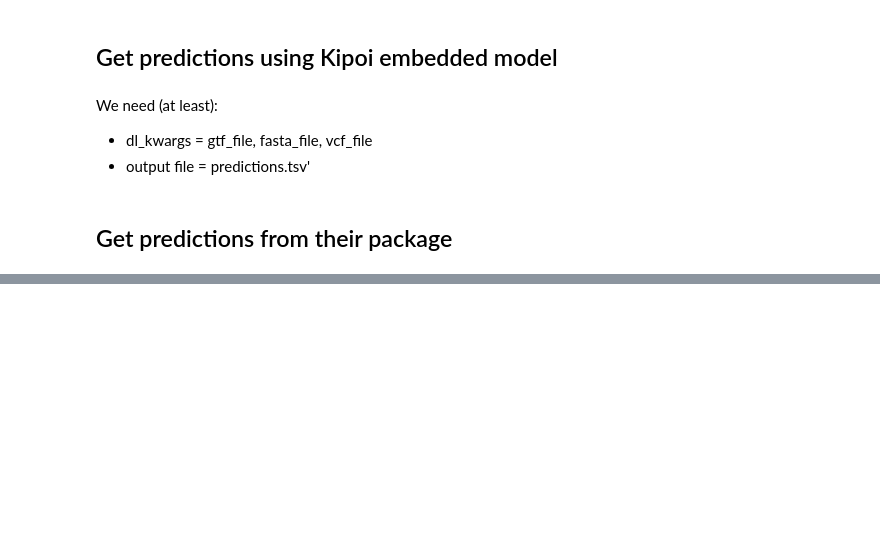
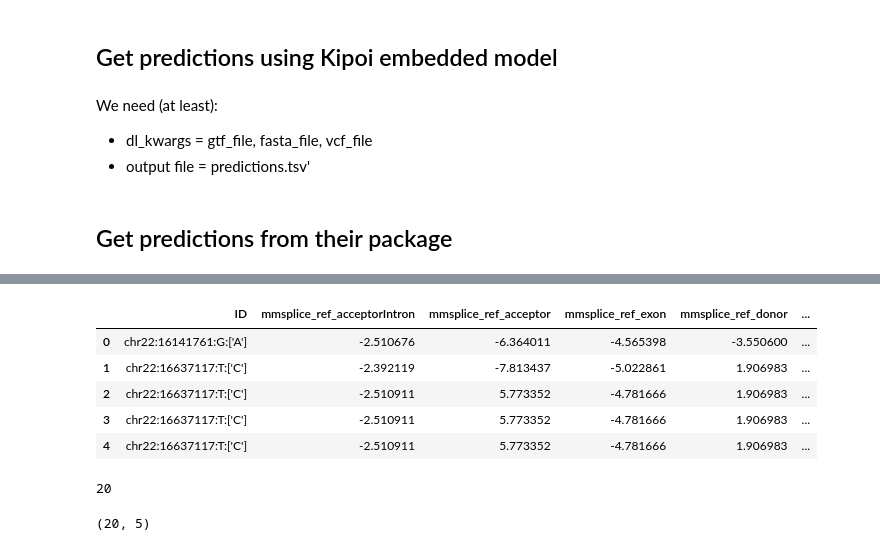
Before and after one commit to dansimancas/kipoi-cadd, a Jupyter notebook: src/03_kipoi_features/04_Get_MMSplice_features.ipynb, the cells around one changed output, grey strips where cells are left out. Drawn from its saved outputs; the diff is of its cells as text; code cells hidden in the pictures; blank space fills up the shorter version.

```diff
--- a/src/03_kipoi_features/04_Get_MMSplice_features.ipynb
+++ b/src/03_kipoi_features/04_Get_MMSplice_features.ipynb
@@ -67,0 +143,21 @@ Using TensorFlow backend.
+# %%
+p = predict_batch(model, example_batch, assembly=False)
+# %%
+p.drop(columns=['exons'], inplace=True)
+p.head()
+# %% [output]
+|  | ID | mmsplice_ref_acceptorIntron | mmsplice_ref_acceptor | mmsplice_ref_exon | mmsplice_ref_donor | ... |
+| 0 | chr22:16141761:G:['A'] | -2.510676 | -6.364011 | -4.565398 | -3.550600 | ... |
+| 1 | chr22:16637117:T:['C'] | -2.392119 | -7.813437 | -5.022861 | 1.906983 | ... |
+| 2 | chr22:16637117:T:['C'] | -2.510911 | 5.773352 | -4.781666 | 1.906983 | ... |
+| 3 | chr22:16637117:T:['C'] | -2.510911 | 5.773352 | -4.781666 | 1.906983 | ... |
+| 4 | chr22:16637117:T:['C'] | -2.510911 | 5.773352 | -4.781666 | 1.906983 | ... |
+# %%
+example_batch['metadata']['variant']['CHROM']
+# %% [output]
+20
+# %%
+pred = model.predict_on_unsplitted_batch(example_batch['inputs'])
+pred.shape
+# %% [output]
+(20, 5)
```
Also changed, not shown: parts of 16 cells of this notebook, 11 other files.
